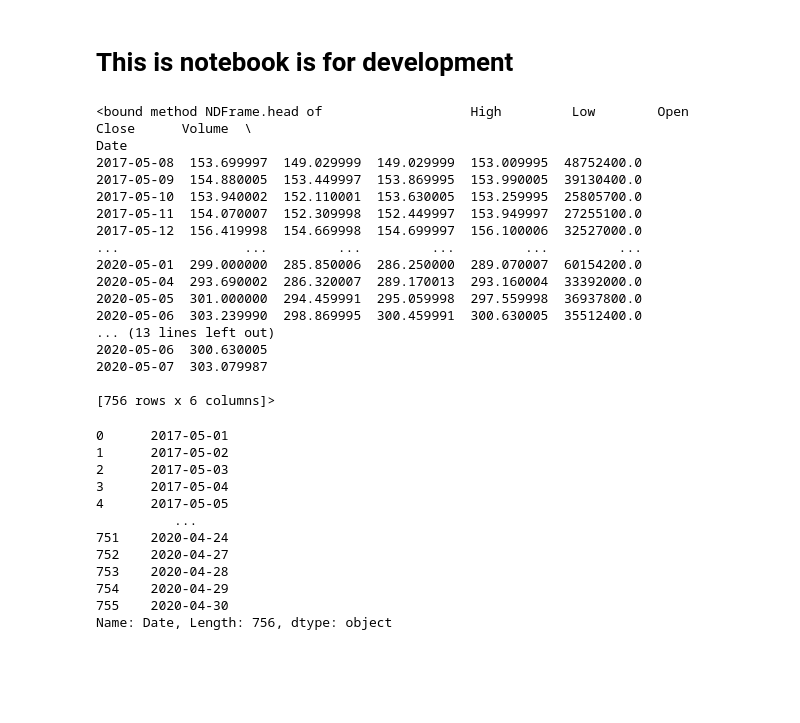
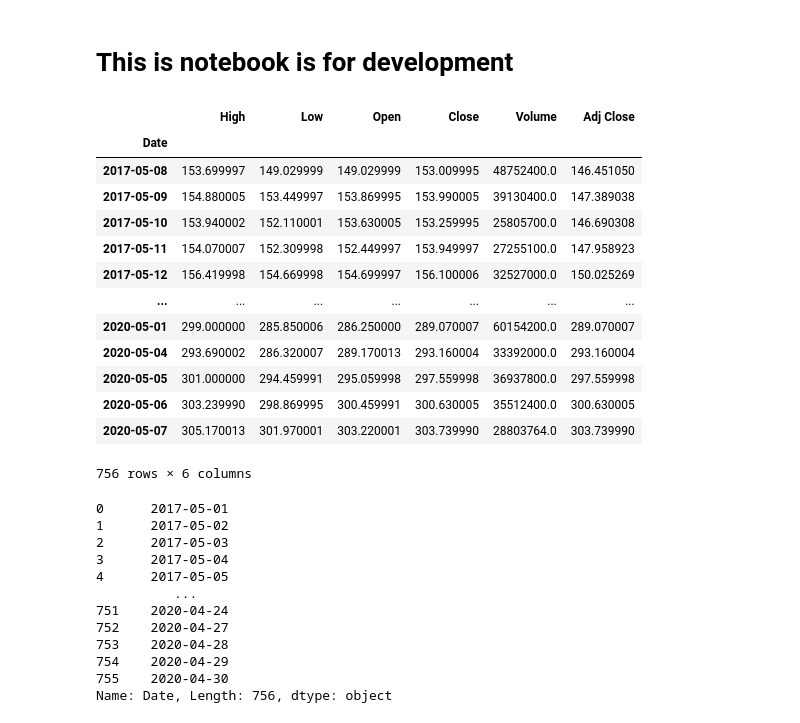
Before and after one commit to Hughli3/FE520_FinalProject, a Jupyter notebook: src/data_dev.ipynb, the cells around one changed output. Saved outputs shown, nothing was run; the diff lists cells and outputs as text; code cells hidden in the pictures; blank space fills up the shorter version.

```diff
--- a/src/data_dev.ipynb
+++ b/src/data_dev.ipynb
@@ -20,25 +20,22 @@ start_date = end_date - datetime.timedelta(days=1095)
 # %%
 data = web.DataReader("AAPL", "yahoo", start_date, end_date)
 # %%
-data.head
+data
 # %% [output]
+|  | High | Low | Open | Close | Volume | Adj Close |
+| Date |  |  |  |  |  |  |
+| 2017-05-08 | 153.699997 | 149.029999 | 149.029999 | 153.009995 | 48752400.0 | 146.451050 |
+| 2017-05-09 | 154.880005 | 153.449997 | 153.869995 | 153.990005 | 39130400.0 | 147.389038 |
+| 2017-05-10 | 153.940002 | 152.110001 | 153.630005 | 153.259995 | 25805700.0 | 146.690308 |
+| 2017-05-11 | 154.070007 | 152.309998 | 152.449997 | 153.949997 | 27255100.0 | 147.958923 |
+| 2017-05-12 | 156.419998 | 154.669998 | 154.699997 | 156.100006 | 32527000.0 | 150.025269 |
+| ... | ... | ... | ... | ... | ... | ... |
+| 2020-05-01 | 299.000000 | 285.850006 | 286.250000 | 289.070007 | 60154200.0 | 289.070007 |
+| 2020-05-04 | 293.690002 | 286.320007 | 289.170013 | 293.160004 | 33392000.0 | 293.160004 |
+| 2020-05-05 | 301.000000 | 294.459991 | 295.059998 | 297.559998 | 36937800.0 | 297.559998 |
+| 2020-05-06 | 303.239990 | 298.869995 | 300.459991 | 300.630005 | 35512400.0 | 300.630005 |
+| 2020-05-07 | 305.170013 | 301.970001 | 303.220001 | 303.739990 | 28803764.0 | 303.739990 |
-<bound method NDFrame.head of                   High         Low        Open       Close      Volume  \
-Date
-2017-05-08  153.699997  149.029999  149.029999  153.009995  48752400.0
-2017-05-09  154.880005  153.449997  153.869995  153.990005  39130400.0
-2017-05-10  153.940002  152.110001  153.630005  153.259995  25805700.0
-2017-05-11  154.070007  152.309998  152.449997  153.949997  27255100.0
-2017-05-12  156.419998  154.669998  154.699997  156.100006  32527000.0
-...                ...         ...         ...         ...         ...
-2020-05-01  299.000000  285.850006  286.250000  289.070007  60154200.0
-2020-05-04  293.690002  286.320007  289.170013  293.160004  33392000.0
-2020-05-05  301.000000  294.459991  295.059998  297.559998  36937800.0
-2020-05-06  303.239990  298.869995  300.459991  300.630005  35512400.0
-... (13 lines left out)
-2020-05-06  300.630005
-2020-05-07  303.079987
-
-[756 rows x 6 columns]>
+756 rows × 6 columns
 # %%
 a["Date"].apply(lambda x: x.strftime("%Y-%m-%d"))
 # %% [output]
```
Also changed, not shown: 3 other files.
